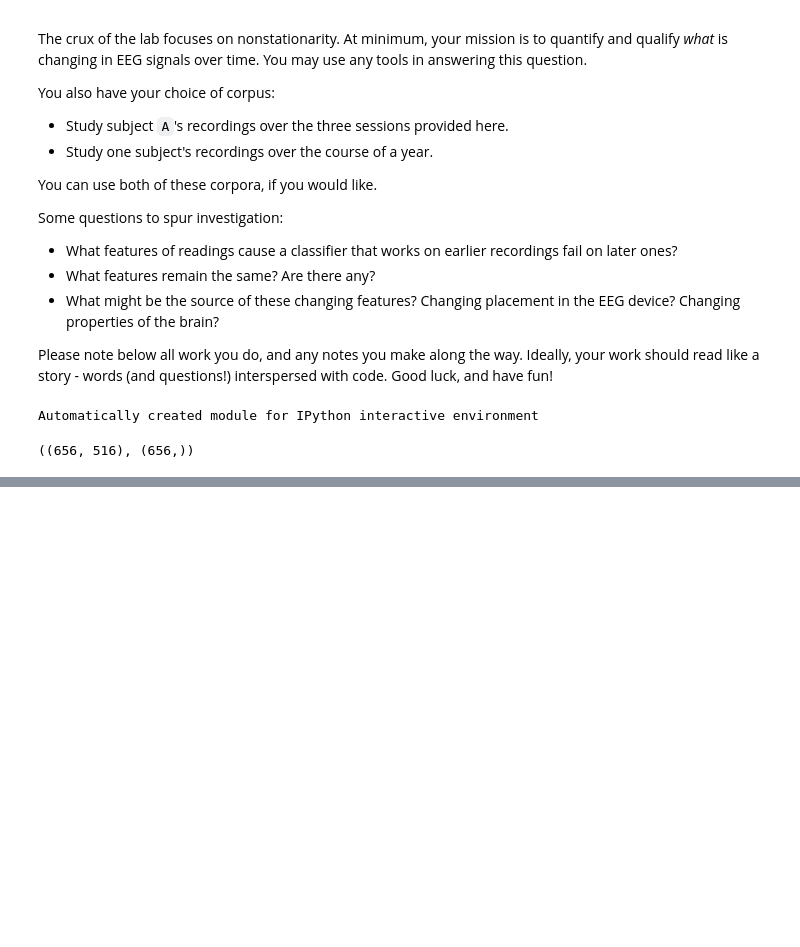
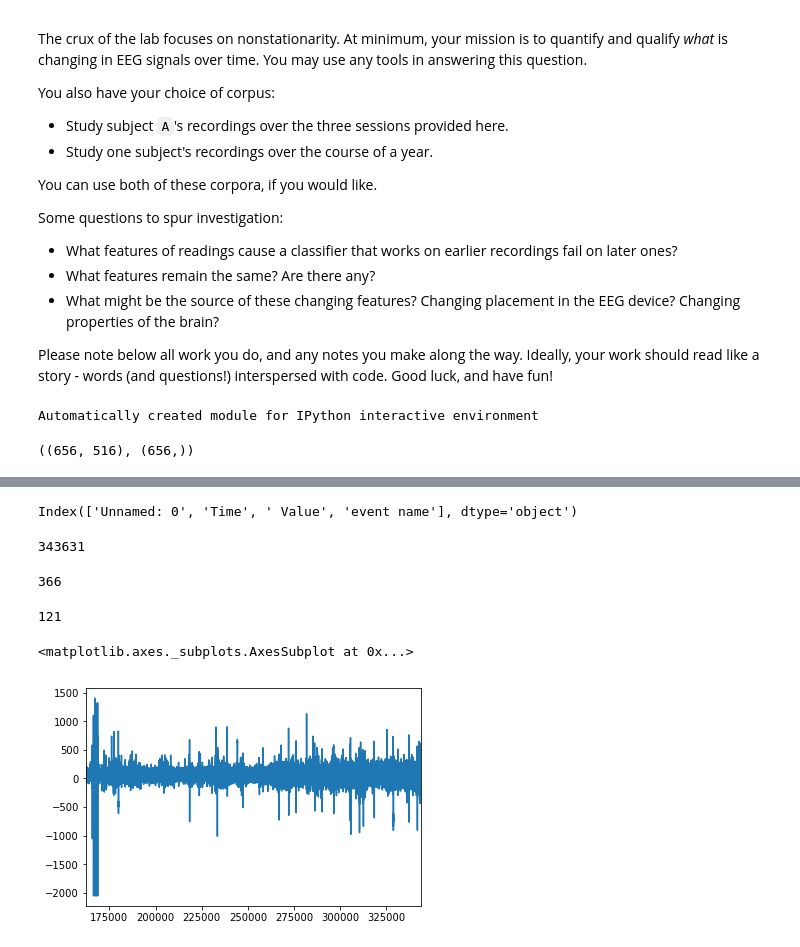
Before and after one commit to mumbihere/290T-mrt-lab2, a Jupyter notebook: lab-2.ipynb, the cells around one changed output, grey strips where cells are left out. Saved outputs shown, nothing was run; the diff lists cells and outputs as text; code cells hidden in the pictures; blank space fills up the shorter version.

```diff
--- a/lab-2.ipynb
+++ b/lab-2.ipynb
@@ -379,0 +387,3 @@ explained variance ratio (first two components): [ 0.71564019  0.09552565]
+# %%
+dataset0 = pd.read_csv('data/longitudinal-packaged/labeled/0.csv')
+dataset0['event name'].unique()
@@ -379,0 +435,22 @@ explained variance ratio (first two components): [ 0.71564019  0.09552565]
+# %%
+dataset0.keys()
+# %% [output]
+Index(['Unnamed: 0', 'Time', ' Value', 'event name'], dtype='object')
+# %%
+len(dataset0)
+# %% [output]
+343631
+# %%
+len(dataset0[dataset0['Time']=='15:49:43'])
+# %% [output]
+366
+# %%
+len(dataset0[dataset0['Time'] == '16:00:51'])
+# %% [output]
+121
+# %%
+b =dataset0[dataset0['event name'] == 'unlabeled']
+pd.Series(b[' Value']).plot()
+# %% [output]
+<matplotlib.axes._subplots.AxesSubplot at 0x...>
+[figure, added]
```
Also changed, not shown: parts of 11 cells of this notebook.
